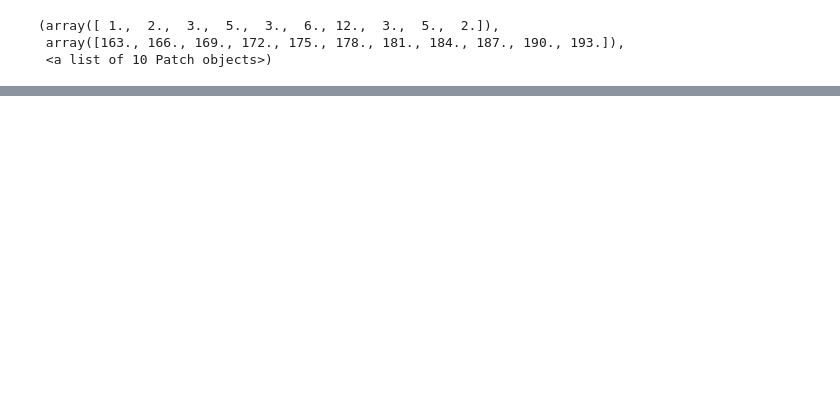
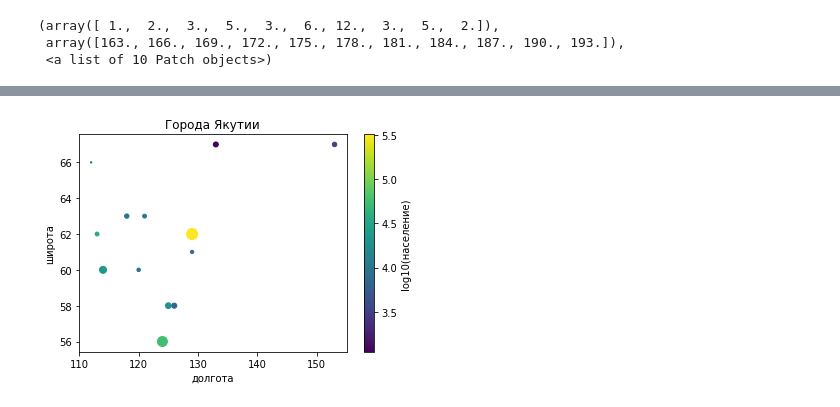
Before and after one commit to sianva/DS_2, a Jupyter notebook: 3.Matplotlib.ipynb, the cells around one changed output, grey strips where cells are left out. Cells and saved outputs as stored; diff of their text form; code cells hidden in the pictures; blank space fills up the shorter version.

```diff
--- a/3.Matplotlib.ipynb
+++ b/3.Matplotlib.ipynb
@@ -161,0 +181,4 @@ plt.hist(heights)
+# %%
+# загрузка таблички ексель
+cities = pd.read_excel('cities_of_Yakutia.xlsx')
+cities
@@ -161,0 +200,23 @@ plt.hist(heights)
+# %%
+# извлечение данных
+pop = cities['население']
+area = cities['площадь']
+
+lat = cities['широта']
+lon = cities['долгота']
+
+# lon
+# %%
+# визуализация
+
+pop_log = np.log10(pop)
+
+plt.scatter(lon, lat, c=pop_log, s=area)
+plt.colorbar(label='log10(население)')
+
+plt.title('Города Якутии')
+plt.xlabel('долгота')
+plt.ylabel('широта')
+plt.show()
+# %% [output]
+[figure, added]
```
Also changed, not shown: parts of 4 cells of this notebook.
